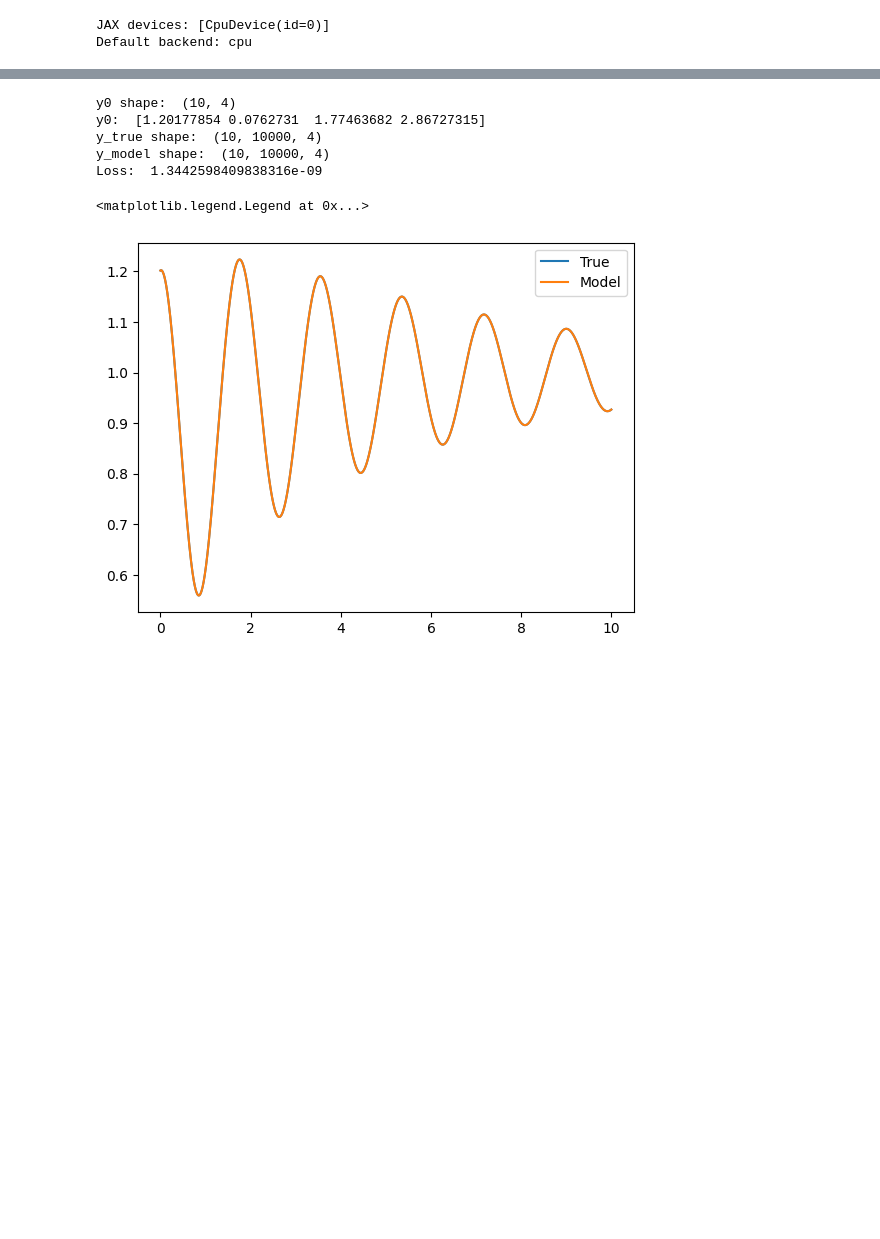
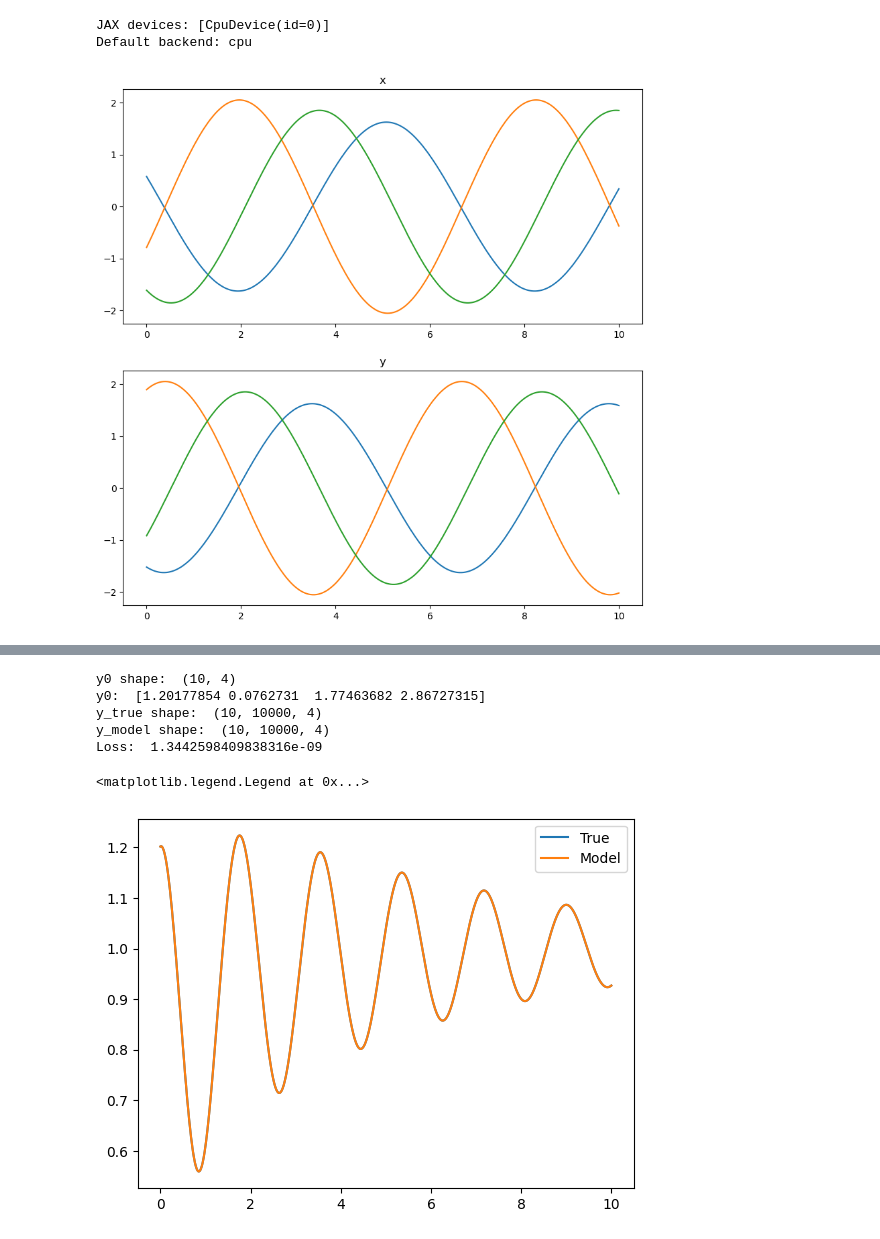
Before and after one commit to ale-ballester/synaptic, a Jupyter notebook: notebook.ipynb, the cells around one changed output, grey strips where cells are left out. Cells and saved outputs as stored; diff of their text form; code cells hidden in the pictures; blank space fills up the shorter version.

```diff
--- a/notebook.ipynb
+++ b/notebook.ipynb
@@ -1,29 +1,34 @@
-# %%
-import time
-import numpy as np
-
-from typing import Callable, List, Union, Iterator
-
-import diffrax
-from diffrax import diffeqsolve, Tsit5, Kvaerno5, ODETerm, SaveAt, PIDController
-import equinox as eqx  # https://github.com/patrick-kidger/equinox
-from flax import nnx
-import optax
-import jax
-import jax.lax as lax
-import jax.numpy as jnp
-import matplotlib.pyplot as plt
-from mpl_toolkits.mplot3d import Axes3D
-from jaxtyping import Array, Float  # https://github.com/google/jaxtyping
-
-jax.config.update("jax_enable_x64", True)
-
-from models import NeuralODE, NeuralMetriplecticODE
-from system import SystemTrajectoryGenerator, MetriplecticSystem
-from utils import load_model
-
-print("JAX devices:", jax.devices())
-print("Default backend:", jax.default_backend())
-# %% [output]
-JAX devices: [CpuDevice(id=0)]
-Default backend: cpu
+# %%
+import jax
+from jax import numpy as jnp
+
+jax.config.update("jax_enable_x64", True)
+
+from matplotlib import pyplot as plt
+
+from diffrax import Tsit5
+
+from models import NeuralODE, MLPVectorField
+from system import SystemTrajectoryGenerator, MetriplecticSystem
+from train import Trainer
+
+print("JAX devices:", jax.devices())
+print("Default backend:", jax.default_backend())
+# %% [output]
+JAX devices: [CpuDevice(id=0)]
+Default backend: cpu
+# %%
+def vector_field(t,y,args):
+    return jnp.array([y[1],-y[0]])
+
+dim = 2
+system = SystemTrajectoryGenerator(vector_field, dim, Tsit5(), ["x", "y"], args=())
+
+key = jax.random.PRNGKey(42)
+n_traj = 3
+y0s = jax.random.uniform(key, (n_traj,dim)) * jnp.array([4,4]) + jnp.array([-2,-2])
+
+y = system.generate_trajectories(y0s, 0, 10, 0.01)
+system.plot_trajectories()
+# %% [output]
+[figure, added]
```
Also changed, not shown: parts of 4 cells of this notebook, 6 other files.
